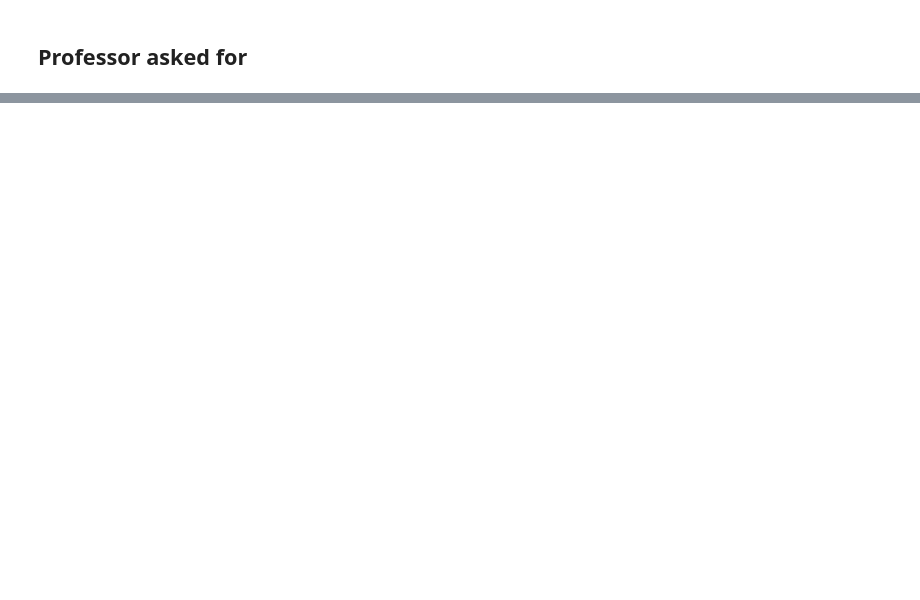
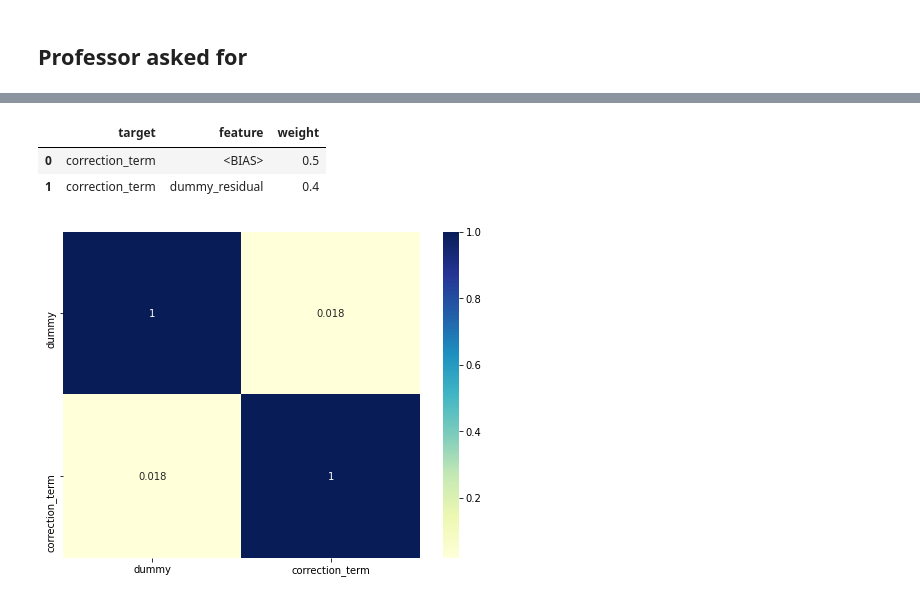
Before and after one commit to makcfd/angela-thesis, a Jupyter notebook: Pharma_regression_comparison with data11 full MS_with dummy.ipynb, the cells around one changed output, grey strips where cells are left out. Drawn from its saved outputs; the diff is of its cells as text; code cells hidden in the pictures; blank space fills up the shorter version.

```diff
--- a/Pharma_regression_comparison with data11 full MS.ipynb
+++ b/Pharma_regression_comparison with data11 full MS_with dummy.ipynb
@@ -294,0 +297,3 @@ plt.show()
+# %%
+residual = residual.to_frame()
+residual.head()
@@ -294,0 +307,2 @@ plt.show()
+# %%
+residual['dummy'] = residual['tr_flows_corrected'].apply(lambda value: 0 if value <0 else 1)
@@ -294,0 +332,16 @@ plt.show()
+# %%
+weights
+# %% [output]
+|  | target | feature | weight |
+| 0 | correction_term | <BIAS> | 0.5 |
+| 1 | correction_term | dummy_residual | 0.4 |
+# %%
+residual['correction_term'] = correction_term
+# %%
+corr_pic = residual[['dummy','correction_term']].corr(method ='pearson')
+
+fig, ax = plt.subplots(figsize=(8,6))
+sns.heatmap(corr_pic, annot=True, ax = ax,cmap="YlGnBu")
+plt.show()
+# %% [output]
+[figure, added]
```
Also changed, not shown: parts of 16 cells of this notebook, 2 other files.
